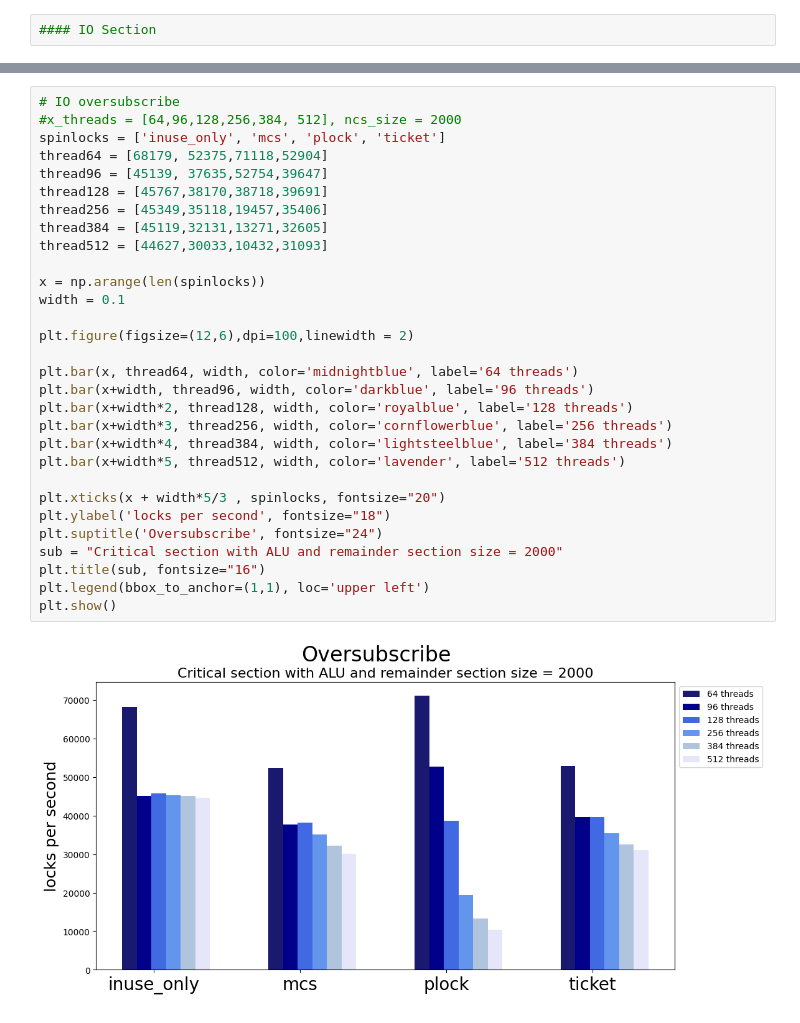
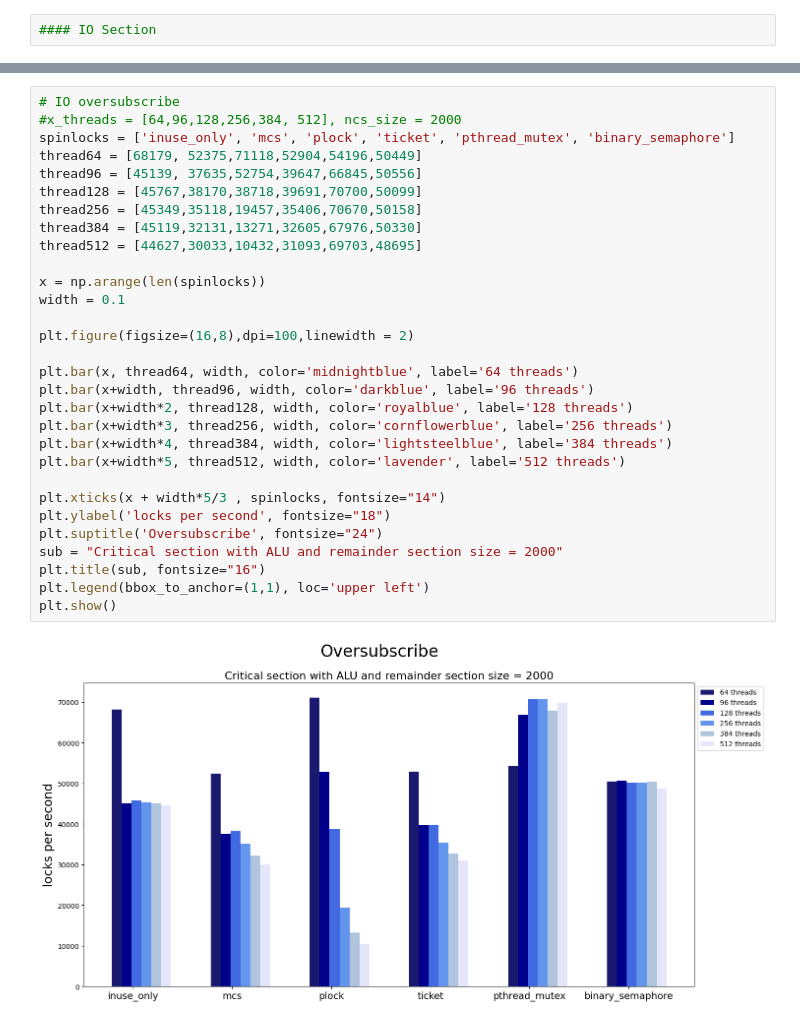
Before and after one commit to Ashen1110/Master_OS, a Jupyter notebook: code/test_data/test_data.ipynb, the cells around one changed output, grey strips where cells are left out. Cells and saved outputs as stored; diff of their text form.

```diff
--- a/code/test_data/test_data.ipynb
+++ b/code/test_data/test_data.ipynb
@@ -162,32 +179,32 @@ plt.show()
 # %%
 # IO oversubscribe
 #x_threads = [64,96,128,256,384, 512], ncs_size = 2000
-spinlocks = ['inuse_only', 'mcs', 'plock', 'ticket']
-thread64 = [68179, 52375,71118,52904]
-thread96 = [45139, 37635,52754,39647]
-thread128 = [45767,38170,38718,39691]
-thread256 = [45349,35118,19457,35406]
-thread384 = [45119,32131,13271,32605]
-thread512 = [44627,30033,10432,31093]
+spinlocks = ['inuse_only', 'mcs', 'plock', 'ticket', 'pthread_mutex', 'binary_semaphore']
+thread64 = [68179, 52375,71118,52904,54196,50449]
+thread96 = [45139, 37635,52754,39647,66845,50556]
+thread128 = [45767,38170,38718,39691,70700,50099]
+thread256 = [45349,35118,19457,35406,70670,50158]
+thread384 = [45119,32131,13271,32605,67976,50330]
+thread512 = [44627,30033,10432,31093,69703,48695]
 
 x = np.arange(len(spinlocks))
 width = 0.1
 
-plt.figure(figsize=(12,6),dpi=100,linewidth = 2)
+plt.figure(figsize=(16,8),dpi=100,linewidth = 2)
 
 plt.bar(x, thread64, width, color='midnightblue', label='64 threads')
 plt.bar(x+width, thread96, width, color='darkblue', label='96 threads')
 plt.bar(x+width*2, thread128, width, color='royalblue', label='128 threads')
 plt.bar(x+width*3, thread256, width, color='cornflowerblue', label='256 threads')
 plt.bar(x+width*4, thread384, width, color='lightsteelblue', label='384 threads')
 plt.bar(x+width*5, thread512, width, color='lavender', label='512 threads')
 
-plt.xticks(x + width*5/3 , spinlocks, fontsize="20")
+plt.xticks(x + width*5/3 , spinlocks, fontsize="14")
 plt.ylabel('locks per second', fontsize="18")
 plt.suptitle('Oversubscribe', fontsize="24")
 sub = "Critical section with ALU and remainder section size = 2000"
 plt.title(sub, fontsize="16")
 plt.legend(bbox_to_anchor=(1,1), loc='upper left')
 plt.show()
 # %% [output]
-[figure, old version]
+[figure, new version]
```
Also changed, not shown: parts of 5 cells of this notebook, 20 other files.
